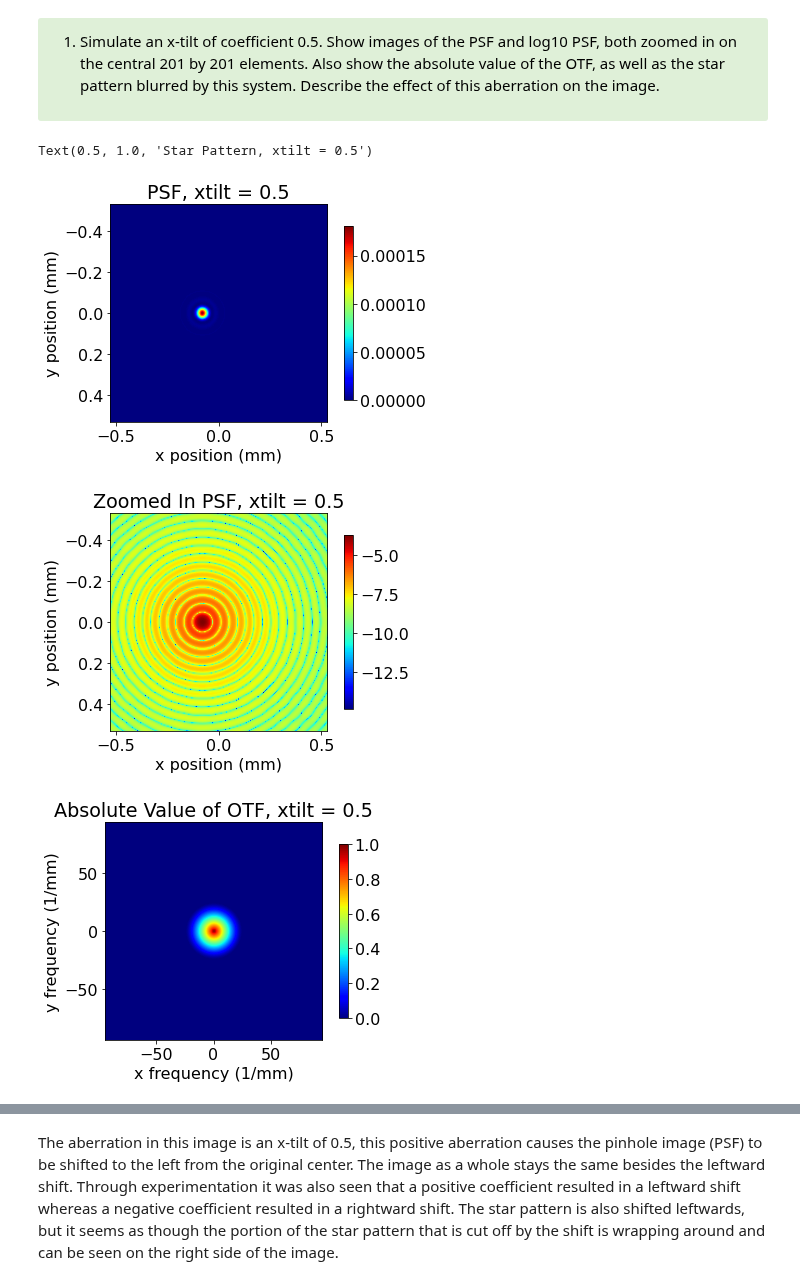
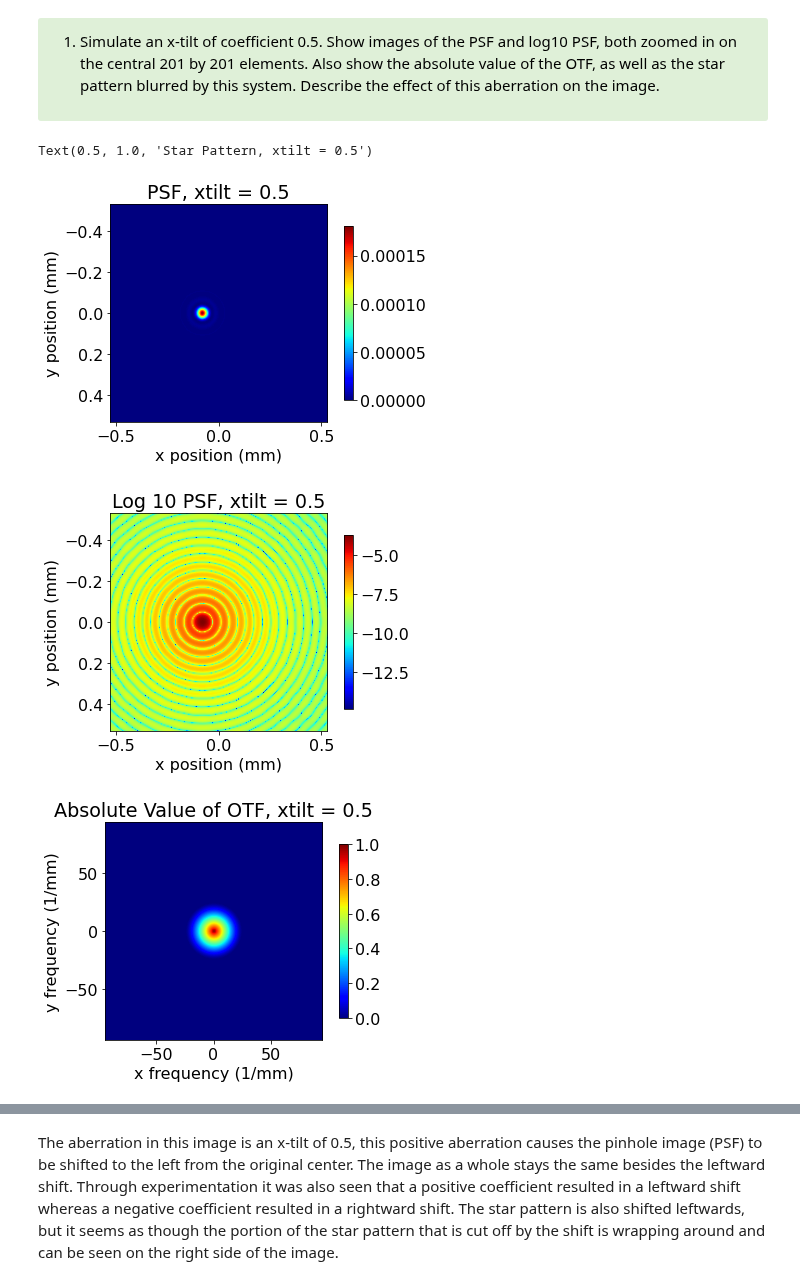
Before and after one commit to dishamishra/Labs_Imager, a Jupyter notebook: Lab4 Part1 (Clean).ipynb, the cells around one changed output, grey strips where cells are left out. Saved outputs shown, nothing was run; the diff lists cells and outputs as text; code cells hidden in the pictures.

```diff
--- a/Lab4 Part1 (Clean).ipynb
+++ b/Lab4 Part1 (Clean).ipynb
@@ -287,35 +287,35 @@ star1 = fftshift(ifft2(ifftshift(OTF*fft_star))) # star pattern
 
 plt.figure()
 p=plt.imshow(PSF[400:601,400:601], cmap='jet',extent = [x[400], x[600], y[600], y[400]])
 plt.colorbar(p, shrink=0.8)
 plt.xlabel("x position (mm)")
 plt.ylabel("y position (mm)")
 plt.title("PSF, xtilt = 0.5")
 
 plt.figure()
 p=plt.imshow(np.log10(PSF[400:601,400:601]), cmap='jet', extent = [x[400], x[600], y[600], y[400]])
 plt.colorbar(p, shrink=0.8)
 plt.xlabel("x position (mm)")
 plt.ylabel("y position (mm)")
-plt.title("Zoomed In PSF, xtilt = 0.5")
+plt.title("Log 10 PSF, xtilt = 0.5")
 
 plt.figure()
 p=plt.imshow(np.abs(OTF), cmap='jet', extent = [fx[0], fx[1000], fy[0], fy[1000]])
 plt.colorbar(p, shrink=0.8)
 plt.xlabel("x frequency (1/mm)")
 plt.ylabel("y frequency (1/mm)")
 plt.title("Absolute Value of OTF, xtilt = 0.5")
 
 plt.figure()
 p=plt.imshow(np.abs(star1), cmap='gray', extent = [-lim, lim, lim, -lim])
 plt.colorbar(p, shrink=0.8)
 plt.xlabel("x position (mm)")
 plt.ylabel("y position (mm)")
 plt.title("Star Pattern, xtilt = 0.5")
 # %% [output]
 Text(0.5, 1.0, 'Star Pattern, xtilt = 0.5')
 [figure]
-[figure, old version]
+[figure, new version]
 [figure]
 [figure]
 # %% [markdown]
```
Also changed, not shown: parts of 2 cells of this notebook, 1 other file.
